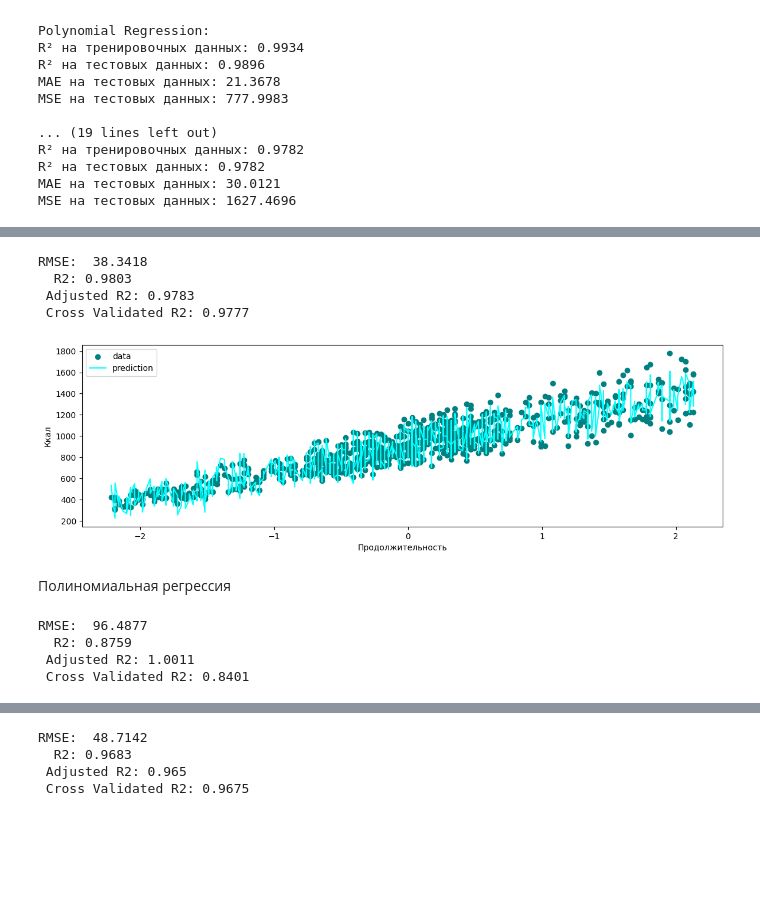
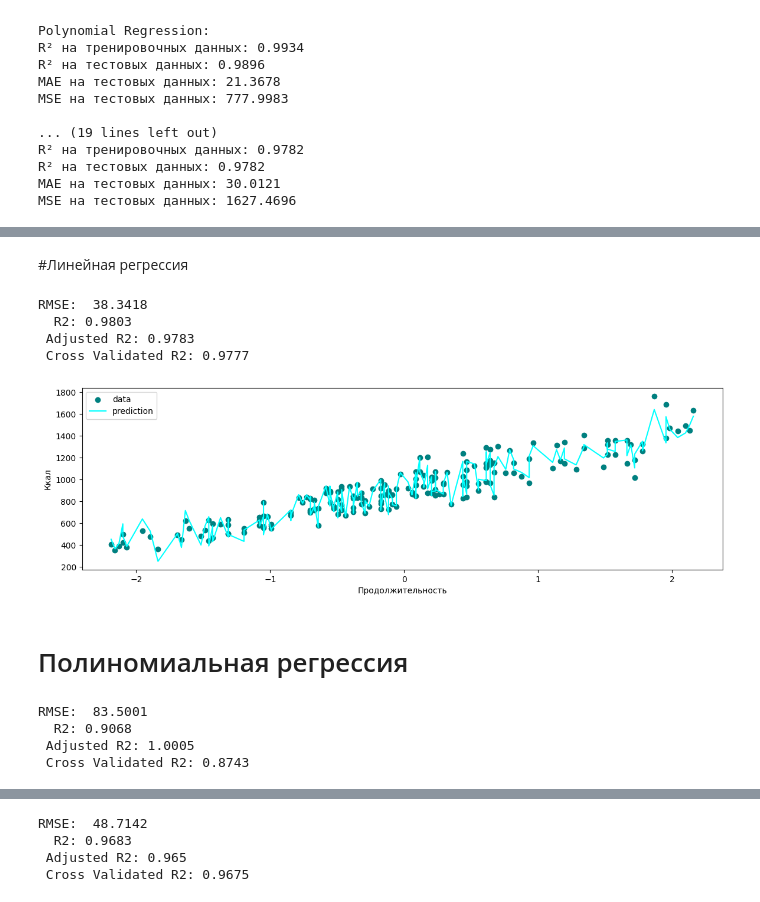
Before and after one commit to aubergeeen/ML-Labs, a Jupyter notebook: TechML_Lab_4_Regression.ipynb, the cells around one changed output, grey strips where cells are left out. Cells and saved outputs as stored; diff of their text form; code cells hidden in the pictures; blank space fills up the shorter version.

```diff
--- a/TechML_Lab_4_Regression.ipynb
+++ b/TechML_Lab_4_Regression.ipynb
@@ -277,3 +287,5 @@ MSE на тестовых данных: 1627.4696
+# %% [markdown]
+#Линейная регрессия
 # %%
 lr = LinearRegression()
 lr.fit(X_train, y_train)
@@ -287,31 +298,31 @@ RMSE:  38.3418
  Cross Validated R2: 0.9777
 # %%
 plt.rcParams["figure.figsize"] = (14,4)
-plt.scatter(X_train["Session_Duration (hours)"], y_train, color='teal',
+plt.scatter(X_test["Session_Duration (hours)"], y_test, color='teal',
             label='data')
-sort = X_train.sort_values(by='Session_Duration (hours)')
+sort = X_test.sort_values(by='Session_Duration (hours)')
 plt.plot(sort["Session_Duration (hours)"], lr.predict(sort), color='cyan',
          label='prediction')
 plt.xlabel('Продолжительность')
 plt.ylabel('Ккал')
 plt.legend()
 plt.show()
 # %% [output]
-[figure, old version]
+[figure, new version]
-# %% [markdown]
-Полиномиальная регрессия
+# %% [markdown]
+# Полиномиальная регрессия
 # %%
 poly = PolynomialFeatures(degree=5, include_bias=False)
 
 poly_features = poly.fit_transform(X)
-X_p_train, X_p_test, y_p_train, y_p_test = train_test_split(poly_features, y, test_size=0.3, random_state=15)
+X_p_train, X_p_test, y_p_train, y_p_test = train_test_split(poly_features, y, test_size=0.2, random_state=15)
 
 pr = LinearRegression()
 pr.fit(X_p_train, y_p_train)
 y_pred_pr = pr.predict(X_p_test)
 _ = Reg_Models_Evaluation_Metrics(pr, X_p_train, y_p_train,  X_p_test, y_p_test, y_pred_pr)
 # %% [output]
-RMSE:  96.4877
-  R2: 0.8759
- Adjusted R2: 1.0011
- Cross Validated R2: 0.8401
+RMSE:  83.5001
+  R2: 0.9068
+ Adjusted R2: 1.0005
+ Cross Validated R2: 0.8743
```
Also changed, not shown: parts of 22 cells of this notebook.
